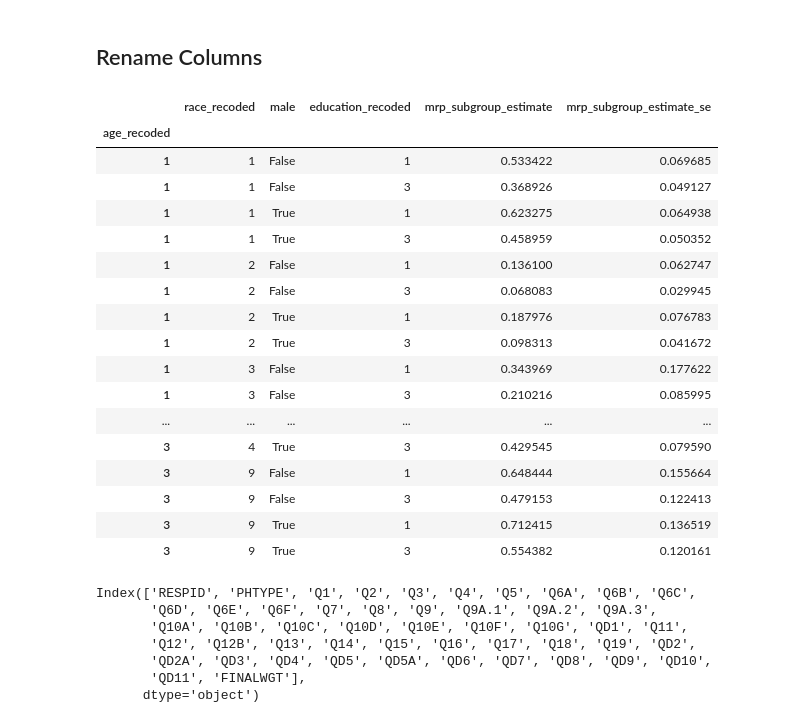
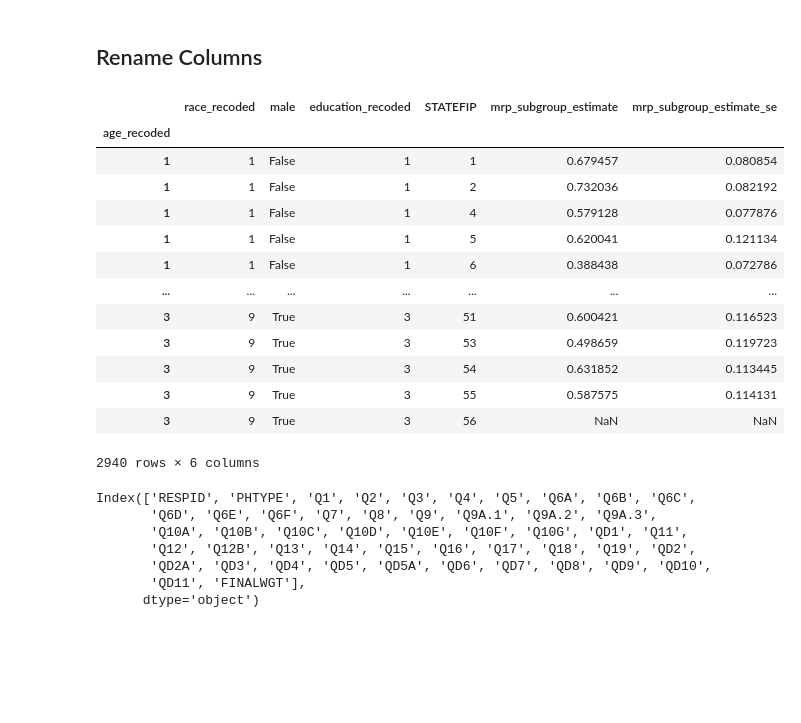
Before and after one commit to pmench/mrp-team, a Jupyter notebook: src/bella_ML.ipynb, the cells around one changed output. Saved outputs shown, nothing was run; the diff lists cells and outputs as text; code cells hidden in the pictures; blank space fills up the shorter version.

```diff
--- a/src/bella_ML.ipynb
+++ b/src/bella_ML.ipynb
@@ -15,27 +15,23 @@ from sklearn.model_selection import train_test_split
 # %%
 nat_2020 = pd.read_csv("../data/national_march_2020/MUP213_NATL_archive.tab", sep = "\t")
 # %%
-propensity = pd.read_csv("../data/output7.csv", index_col=0)
+propensity = pd.read_csv("../data/output11.csv", index_col=0)
 propensity
 # %% [output]
-|  | race_recoded | male | education_recoded | mrp_subgroup_estimate | mrp_subgroup_estimate_se |
-| age_recoded |  |  |  |  |  |
-| 1 | 1 | False | 1 | 0.533422 | 0.069685 |
-| 1 | 1 | False | 3 | 0.368926 | 0.049127 |
-| 1 | 1 | True | 1 | 0.623275 | 0.064938 |
-| 1 | 1 | True | 3 | 0.458959 | 0.050352 |
-| 1 | 2 | False | 1 | 0.136100 | 0.062747 |
-| 1 | 2 | False | 3 | 0.068083 | 0.029945 |
-| 1 | 2 | True | 1 | 0.187976 | 0.076783 |
-| 1 | 2 | True | 3 | 0.098313 | 0.041672 |
-| 1 | 3 | False | 1 | 0.343969 | 0.177622 |
-| 1 | 3 | False | 3 | 0.210216 | 0.085995 |
-| ... | ... | ... | ... | ... | ... |
-| 3 | 4 | True | 3 | 0.429545 | 0.079590 |
-| 3 | 9 | False | 1 | 0.648444 | 0.155664 |
-| 3 | 9 | False | 3 | 0.479153 | 0.122413 |
-| 3 | 9 | True | 1 | 0.712415 | 0.136519 |
-| 3 | 9 | True | 3 | 0.554382 | 0.120161 |
+|  | race_recoded | male | education_recoded | STATEFIP | mrp_subgroup_estimate | mrp_subgroup_estimate_se |
+| age_recoded |  |  |  |  |  |  |
+| 1 | 1 | False | 1 | 1 | 0.679457 | 0.080854 |
+| 1 | 1 | False | 1 | 2 | 0.732036 | 0.082192 |
+| 1 | 1 | False | 1 | 4 | 0.579128 | 0.077876 |
+| 1 | 1 | False | 1 | 5 | 0.620041 | 0.121134 |
+| 1 | 1 | False | 1 | 6 | 0.388438 | 0.072786 |
+| ... | ... | ... | ... | ... | ... | ... |
+| 3 | 9 | True | 3 | 51 | 0.600421 | 0.116523 |
+| 3 | 9 | True | 3 | 53 | 0.498659 | 0.119723 |
+| 3 | 9 | True | 3 | 54 | 0.631852 | 0.113445 |
+| 3 | 9 | True | 3 | 55 | 0.587575 | 0.114131 |
+| 3 | 9 | True | 3 | 56 | NaN | NaN |
+2940 rows × 6 columns
 # %%
 nat_2020.columns
 # %% [output]
```
Also changed, not shown: parts of 68 cells of this notebook, 5 other files.
